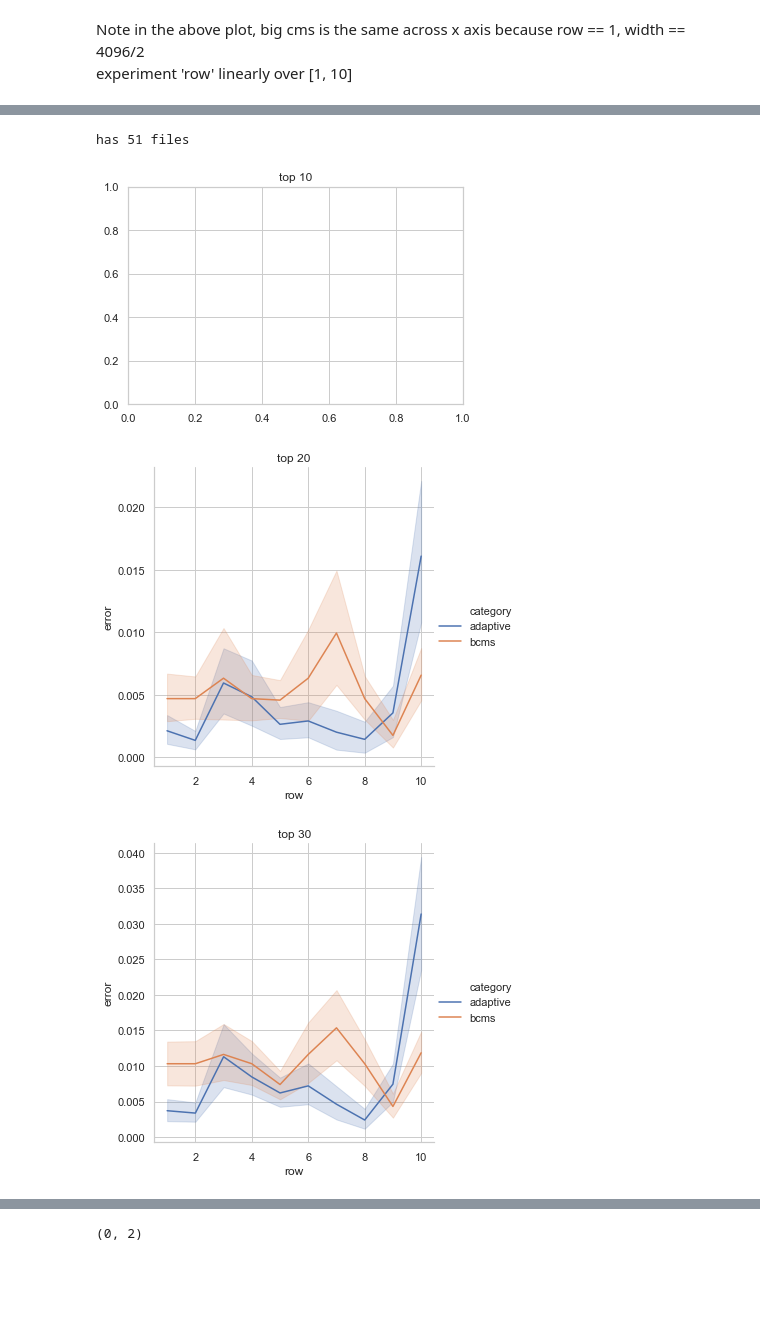
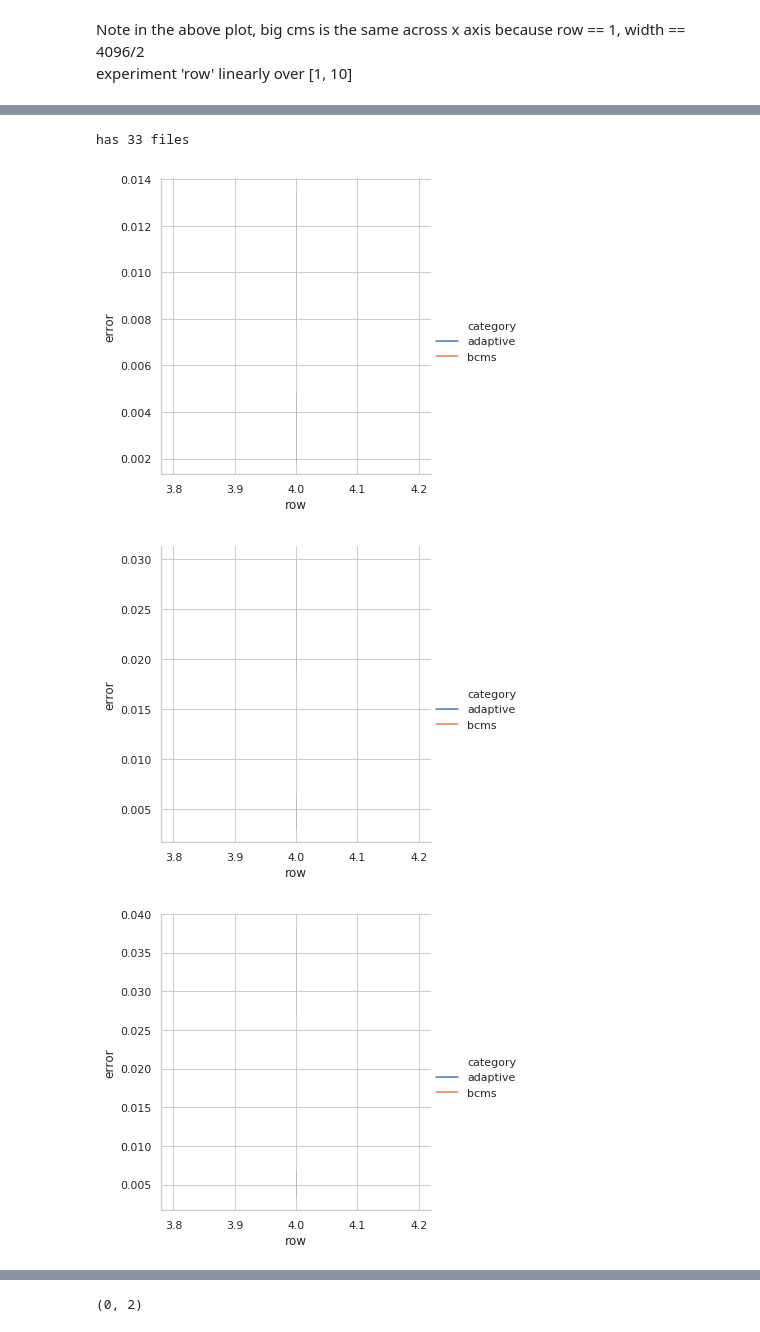
Before and after one commit to clairehxq/adaptive_cms, a Jupyter notebook: res_result.ipynb, the cells around one changed output, grey strips where cells are left out. Drawn from its saved outputs; the diff is of its cells as text; code cells hidden in the pictures; blank space fills up the shorter version.

```diff
--- a/res_result.ipynb
+++ b/res_result.ipynb
@@ -205,5 +213,5 @@ Populating the interactive namespace from numpy and matplotlib
 # %%
-def read_res_topk(f, k=10):
+def read_res_topk(f, k, path):
     adaptives = []
     big_cmss = []
     cmss = []
@@ -211,7 +219,7 @@ def read_res_topk(f, k=10):
     #64_4_16_1000_4096
     width, depth, row, threshold, memory = list(map(int, f.split('_')))
     small_w = width
-    with open('res/'+f, 'r') as f:
+    with open(path+f, 'r') as f:
     #with open('res_zipf', 'r') as f:
         res = f.readlines()
 
@@ -246,17 +254,6 @@ def read_res_topk(f, k=10):
     t = pd.DataFrame(list(map(lambda x: [width, depth, row, threshold, 'bcms', x], d.big_cms)),
                      columns=['width', 'height', 'row', 'threshold', 'category', 'error' ])
     d_err = d_err.append(t)
-    #d_err.at[len(d):1*len(d), 'error'] = d['big_cms']
-    #d_err['error'] =  list(d['big_cms']).append(list(d['adaptives']))
-
-    #d_err['width'] = width
-    #print(list(zip([width, depth, row, threshold, 'bcms']*len(d), d['big_cms']))[:10])
-    #print(d_err.head())
-
-    #for i in range(len(d)):
-        #d_err.loc[2*i] = [width, depth, row, threshold, d.loc[i, 'adaptives'], 'adaptive']
-        #d_err.loc[2*i +1] = [width, depth, row, threshold, d.loc[i, 'big_cms'], 'big_cms']
-
     big_w = small_w * row
     small_epsilon = np.e / small_w
     big_epsilon = np.e / big_w
@@ -274,14 +271,15 @@ def read_res_topk(f, k=10):
 # %%
 r = pd.DataFrame()
 c = 0
-for dirpath, dirnames, filenames in os.walk('./res/'):
+path = './res/count_k1024_1048576/'
+for dirpath, dirnames, filenames in os.walk(path):
     print("has {} files".format(len(filenames)))
     for f in filenames:
         w, d, rows, t, T = f.split('_')
-        if T=='4096' and t=='1000' and rows=='4':
+        if T=='4096' and t=='1' and rows=='4':
             w, d, rows, t, T = f.split('_')
             #plot_topk('res/'+f, small_w=int(w), depth=int(d), layers=int(rows), topk=1000)
-            r = r.append(read_res(f))
+            r = r.append(read_res(f, path ))
             print(c, f)
             c+= 1
     break
@@ -354,15 +352,16 @@ plt.ylim([0,10])
 ## Fix memory, investigate rows. adaptive rows = 4096/2/width
 # %%
+path = './res/count_k1024_1048576/'
 r_rows = pd.DataFrame()
 c = 0
-for dirpath, dirnames, filenames in os.walk('./res/'):
+for dirpath, dirnames, filenames in os.walk(path):
     print("has {} files".format(len(filenames)))
     for f in filenames:
         w, d, rows, t, T = f.split('_')
-        if T=='4096' and t=='1000' and d=='2':
+        if T=='4096' and t=='1' and d=='2':
             w, d, rows, t, T = f.split('_')
             #plot_topk('res/'+f, small_w=int(w), depth=int(d), layers=int(rows), topk=1000)
-            r_rows = r_rows.append(read_res(f))
+            r_rows = r_rows.append(read_res(f, path))
             print(c, f)
             c+= 1
     break
@@ -407,13 +398,13 @@ experiment 'row' linearly over [1, 10]
 # %%
 r_rows_zoom = pd.DataFrame()
 c = 0
-for dirpath, dirnames, filenames in os.walk('./res/'):
+for dirpath, dirnames, filenames in os.walk(path):
     print("has {} files".format(len(filenames)))
     for f in filenames:
         w, d, rows, t, T = f.split('_')
-        if (int(d)==2) and (int(rows)<=10) and int(t)==1000:
+        if (int(d)==2) and (int(rows)<=10) and int(t)==1:
             #plot_topk('res/'+f, small_w=int(w), depth=int(d), layers=int(rows), topk=1000)
-            r_rows_zoom = r_rows_zoom.append(read_res(f))
+            r_rows_zoom = r_rows_zoom.append(read_res(f, path))
             print(c, f)
             c+= 1
         else:
@@ -441,31 +432,31 @@ plt.xlim([1,10])
 # %%
 #see the top10 item error
 r_rows_top = {}
 for i in range(10):
     k = (i+1)*10
     r_rows_top[k] = pd.DataFrame()
 c = 0
-for dirpath, dirnames, filenames in os.walk('./res/'):
+for dirpath, dirnames, filenames in os.walk(path):
     print("has {} files".format(len(filenames)))
     for f in filenames:
         w, d, rows, t, T = f.split('_')
         if d=='2' and t=='1000' and int(rows)<=10:
             w, d, rows, t, T = f.split('_')
             #plot_topk('res/'+f, small_w=int(w), depth=int(d), layers=int(rows), topk=1000)
             for i in range(10):
                 k = (i+1)*10
-                r_rows_top[k] = r_rows_top[k].append(read_res_topk(f, k))
+                r_rows_top[k] = r_rows_top[k].append(read_res_topk(f, k, path))
             #print(c, f)
             c+= 1
     break
 for i in range(10):
     k = (i+1)*10
-    plt.title('top {}'.format(k))
     sns.relplot(x="row", y="error", hue='category', kind='line', data=r_rows_top[k])
+    #plt.title('top {}'.format(k))
 #plt.ylim([0,10])
 #plt.xlim([1,10])
 # %% [output]
-has 51 files
+has 33 files
-[figure, old version]
+[figure, new version]
-[figure, old version]
+[figure, new version]
-[figure, old version]
+[figure, new version]
```
Also changed, not shown: parts of 25 cells of this notebook, 7 other files.
